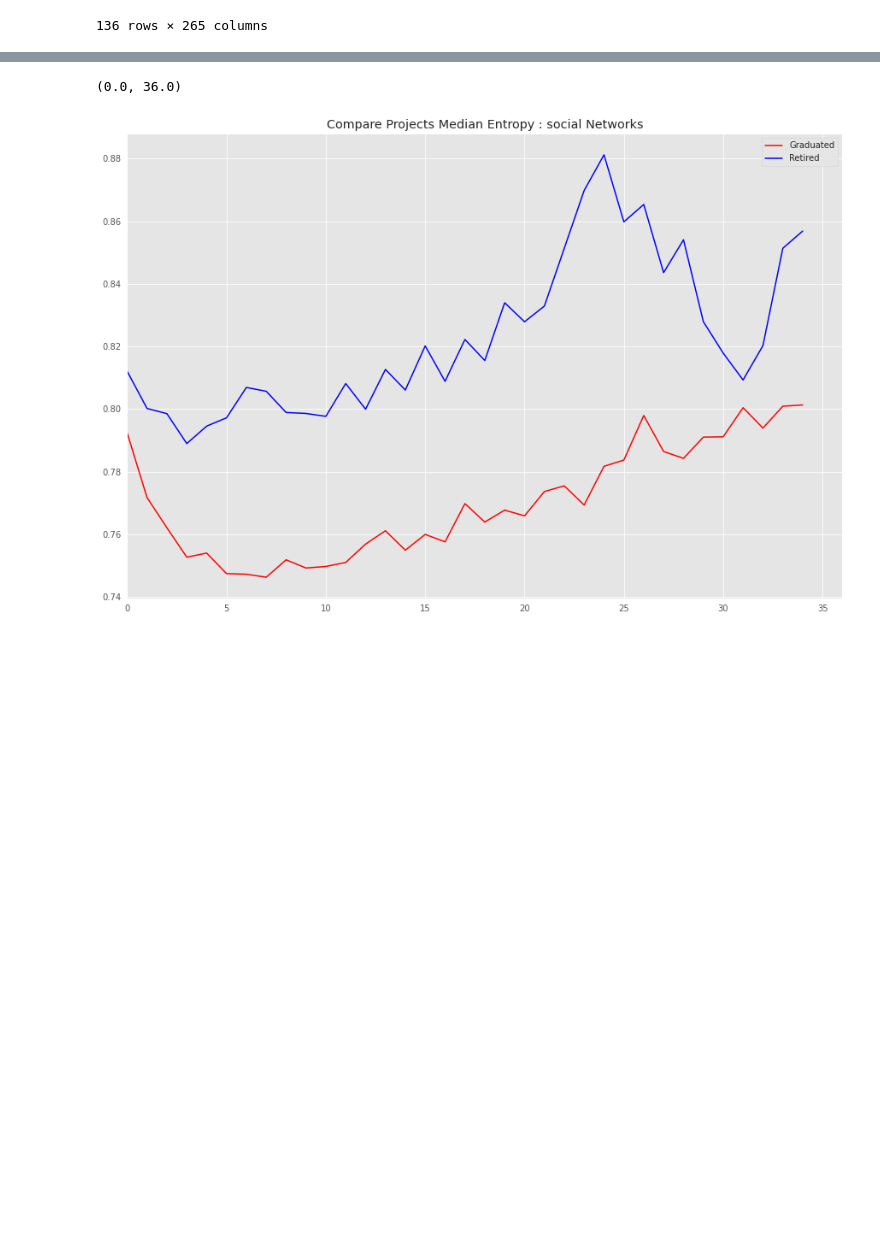
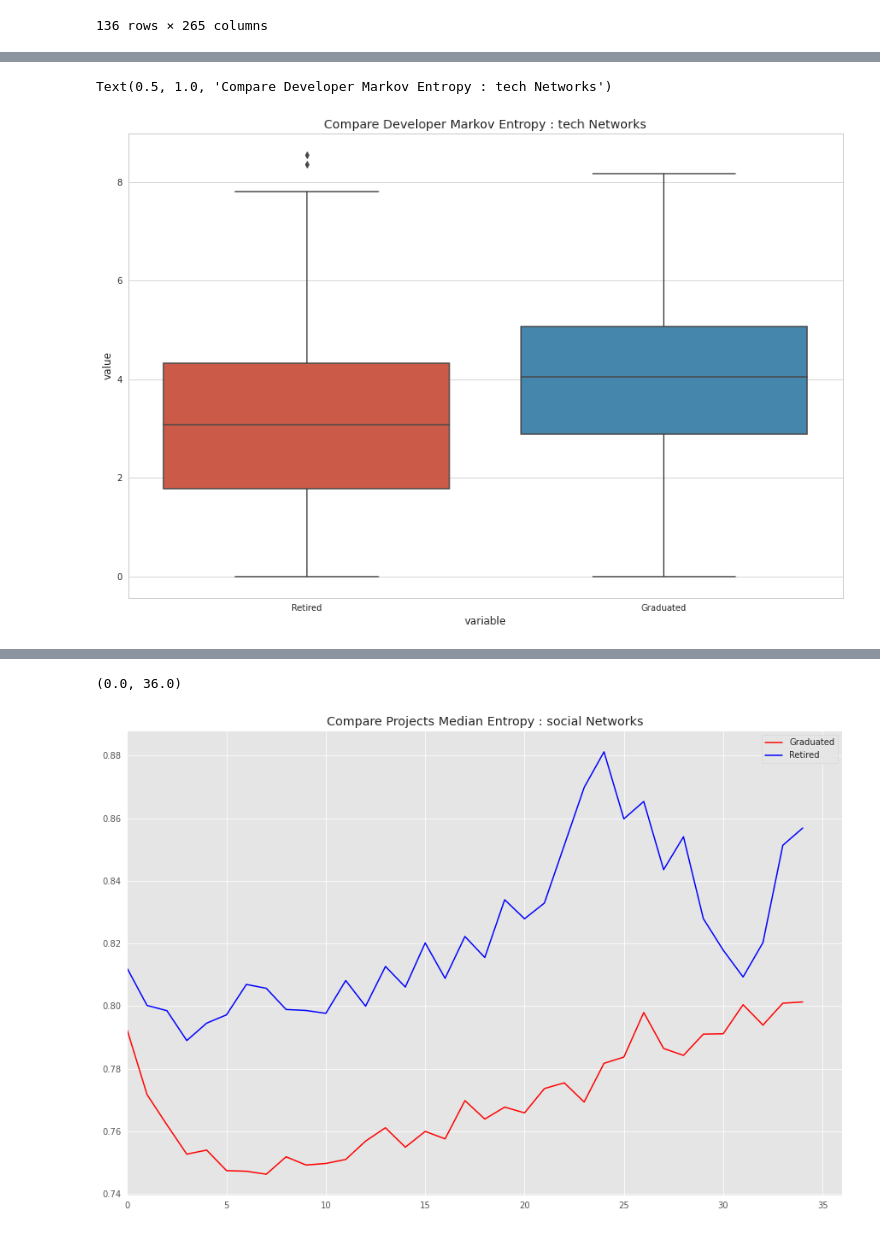
Before and after one commit to zenoWZH/ASFdata_analysis, a Jupyter notebook: network_entropy/mknetwork_analysis_entropy.ipynb, the cells around one changed output, grey strips where cells are left out. Cells and saved outputs as stored; diff of their text form; code cells hidden in the pictures; blank space fills up the shorter version.

```diff
--- a/network_entropy/mknetwork_analysis_entropy.ipynb
+++ b/network_entropy/mknetwork_analysis_entropy.ipynb
@@ -369,3 +390,13 @@ Text(0.5, 1.0, "Compare Developer's Switch Entropy on Files: tech Networks")
+# %%
+sns.set_style("whitegrid")
+plt.figure(figsize=(15,10))
+#dd.sort_values(by=['variable'], ascending=False)
+ax = sns.boxplot(x="variable", y="value",
+                    data=dd)
+plt.title("Compare Developer Markov Entropy : tech Networks")
+# %% [output]
+Text(0.5, 1.0, 'Compare Developer Markov Entropy : tech Networks')
+[figure, added]
 # %%
 all_g = list()
 for x in all_graduated_name:
```
Also changed, not shown: parts of 5 cells of this notebook, 24 other files.
